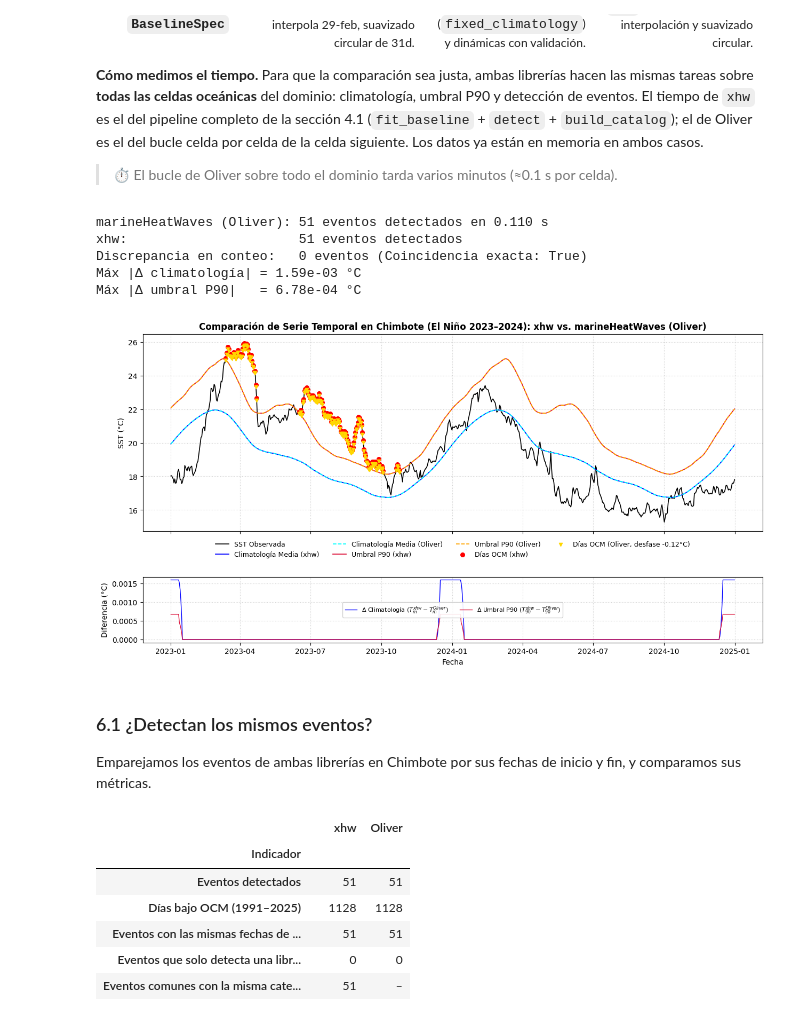
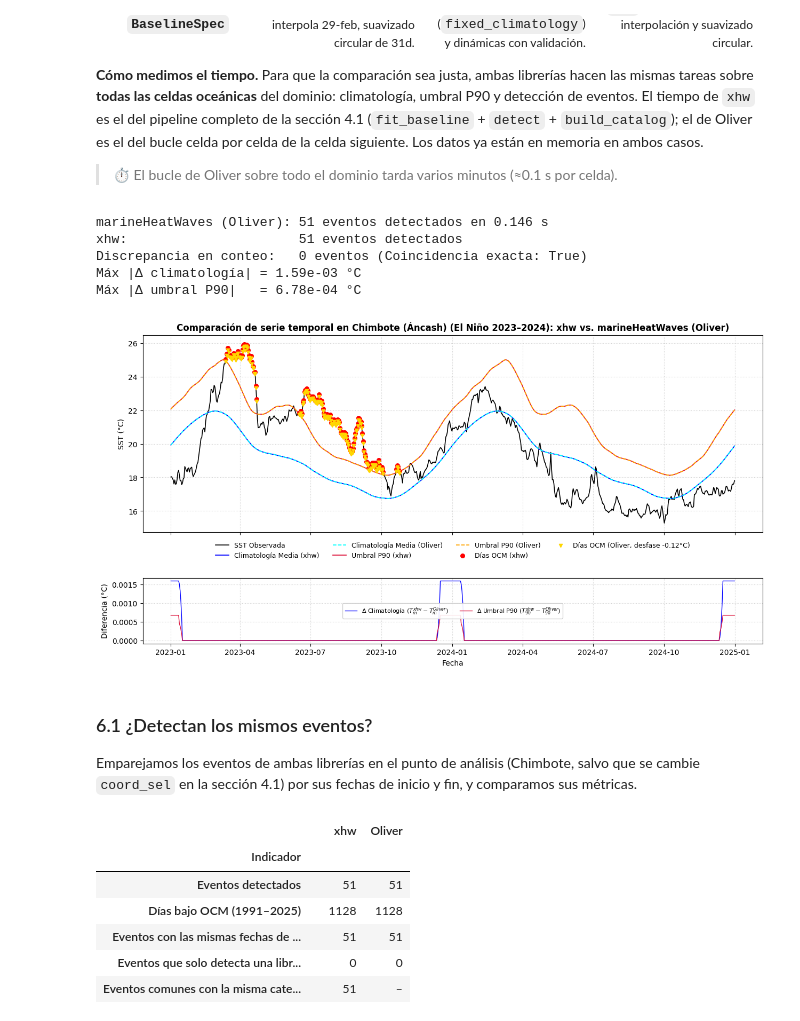
Before and after one commit to DanielCamarena/remohes-pucp-2026, a Jupyter notebook: remohes-pucp-2026-taller.ipynb, the cells around one changed output. Cells and saved outputs as stored; diff of their text form; code cells hidden in the pictures.

Commit message:
notebook: actualiza seleccion de punto de analisis

```diff
--- a/remohes-pucp-2026-taller.ipynb
+++ b/remohes-pucp-2026-taller.ipynb
@@ -379,0 +362,19 @@ Eventos identificados en el píxel: 51
+# %%
+# 3. Punto de análisis: un puerto predefinido o cualquier (lat, lon) del dominio
+nombre_pto_sel = "Chimbote (Áncash)"
+coord_sel = puertos_peru["Chimbote"]     # o cualquier punto, p. ej.: coord_sel = (-12.50, -77.60)
+
+ilat, ilon, lat_sel, lon_sel, dist_sel = pixel_oceanico(*coord_sel)   # celda oceánica más cercana
+sst_pixel = ds["sst"].isel(lat=ilat, lon=ilon)
+
+df_all = catalog.dataset.to_dataframe()
+df_eventos = df_all[(df_all["index_lat"] == ilat) & (df_all["index_lon"] == ilon)].copy()
+df_eventos["start"] = pd.to_datetime(df_eventos["start"])
+df_eventos["end"] = pd.to_datetime(df_eventos["end"])
+df_eventos["year"] = df_eventos["start"].dt.year
+
+print(f"{nombre_pto_sel}: punto ({coord_sel[0]:.2f}, {coord_sel[1]:.2f}) -> "
+      f"centro de celda oceánica ({lat_sel:.3f}, {lon_sel:.3f}), a {dist_sel:.1f} km")
+if dist_sel > 30:
+    print("Aviso: el punto está lejos de la celda oceánica más cercana (¿fuera del dominio o tierra adentro?).")
+print(f"Eventos identificados en la celda: {len(df_eventos)}")
@@ -797,7 +800,7 @@ Comparamos ambas librerías a la luz de los **cuatro contratos científicos** de
 
 > ⏱️ El bucle de Oliver sobre todo el dominio tarda varios minutos (≈0.1 s por celda).
 # %%
-# 1. Serie temporal completa en Chimbote (mismo píxel oceánico que en la sección 4)
+# 1. Serie temporal completa en el punto de análisis (la misma celda oceánica de la sección 4)
 sst_pt = ds.sst.isel(lat=ilat, lon=ilon)
 t_dates = sst_pt.time.values
 t_ordinal = np.array([pd.Timestamp(dt).to_pydatetime().toordinal() for dt in t_dates])
@@ -847,40 +850,40 @@ fig, (ax1, ax2) = plt.subplots(2, 1, figsize=(15, 7.5), sharex=True, gridspec_kw
 
 # Panel 1: Series temporales
 ax1.plot(sst_23_24_ts.time, sst_23_24_ts.values, color="black", linewidth=1.2, label="SST Observada")
 ax1.plot(sst_23_24_ts.time, clim_xhw, color="blue", linestyle="-", linewidth=1.3, label="Climatología Media (xhw)")
 ax1.plot(sst_23_24_ts.time, clim_oliver_ts, color="cyan", linestyle="--", linewidth=1.3, label="Climatología Media (Oliver)")
 ax1.plot(sst_23_24_ts.time, umbral_xhw, color="crimson", linestyle="-", linewidth=1.3, label="Umbral P90 (xhw)")
 ax1.plot(sst_23_24_ts.time, umbral_oliver_ts, color="orange", linestyle="--", linewidth=1.3, label="Umbral P90 (Oliver)")
 
 ax1.scatter(sst_23_24_ts.time.values[mask_xhw], sst_23_24_ts.values[mask_xhw], color="red", s=30, zorder=5, label="Días OCM (xhw)")
 ax1.scatter(sst_23_24_ts.time.values[mask_oliver], sst_23_24_ts.values[mask_oliver] - 0.12, color="gold", marker="v", s=20, zorder=6, label="Días OCM (Oliver, desfase -0.12°C)")
-ax1.set_title("Comparación de Serie Temporal en Chimbote (El Niño 2023–2024): xhw vs. marineHeatWaves (Oliver)", fontsize=12, fontweight="bold")
+ax1.set_title(f"Comparación de serie temporal en {nombre_pto_sel} (El Niño 2023–2024): xhw vs. marineHeatWaves (Oliver)", fontsize=12, fontweight="bold")
 ax1.set_ylabel("SST (°C)")
 ax1.grid(True, linestyle=":", alpha=0.6)
 ax1.legend(loc="upper center", bbox_to_anchor=(0.5, -0.02), ncol=4, frameon=False, fontsize=9)
 
 # Panel 2: Diferencia Residual
 diff_clim = clim_xhw - clim_oliver_ts
 diff_thresh = umbral_xhw - umbral_oliver_ts
 ax2.plot(sst_23_24_ts.time, diff_clim, color="blue", linewidth=1.0, label="Δ Climatología ($T_{m}^{xhw} - T_{m}^{Oliver}$)")
 ax2.plot(sst_23_24_ts.time, diff_thresh, color="crimson", linewidth=1.0, label="Δ Umbral P90 ($T_{90}^{xhw} - T_{90}^{Oliver}$)")
 ax2.set_ylabel("Diferencia (°C)")
 ax2.set_xlabel("Fecha")
 ax2.grid(True, linestyle=":", alpha=0.6)
 ax2.legend(loc="center", ncol=2, framealpha=0.9, fontsize=8)
 
 plt.show()
 # %% [output]
-marineHeatWaves (Oliver): 51 eventos detectados en 0.110 s
+marineHeatWaves (Oliver): 51 eventos detectados en 0.146 s
 xhw:                      51 eventos detectados
 Discrepancia en conteo:   0 eventos (Coincidencia exacta: True)
 Máx |Δ climatología| = 1.59e-03 °C
 Máx |Δ umbral P90|   = 6.78e-04 °C
-[figure, old version]
+[figure, new version]
 # %% [markdown]
 ### 6.1 ¿Detectan los mismos eventos?
 
-Emparejamos los eventos de ambas librerías en Chimbote por sus fechas de inicio y fin, y comparamos sus métricas.
+Emparejamos los eventos de ambas librerías en el punto de análisis (Chimbote, salvo que se cambie `coord_sel` en la sección 4.1) por sus fechas de inicio y fin, y comparamos sus métricas.
 # %%
 # Eventos de Oliver en una tabla con los mismos nombres que el catálogo de xhw
 fechas_pt = pd.to_datetime(t_dates).normalize()
```
Also changed, not shown: parts of 7 cells of this notebook, 3 other files.
